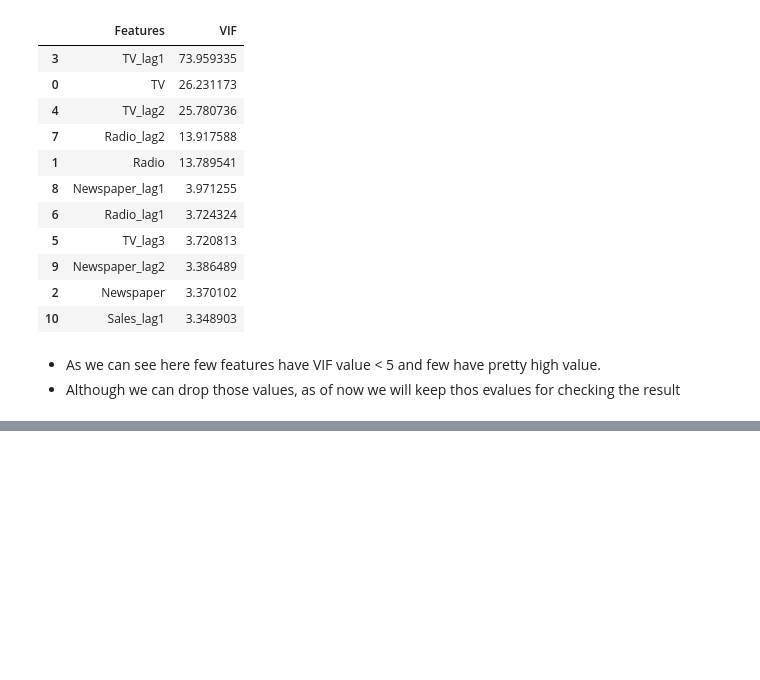
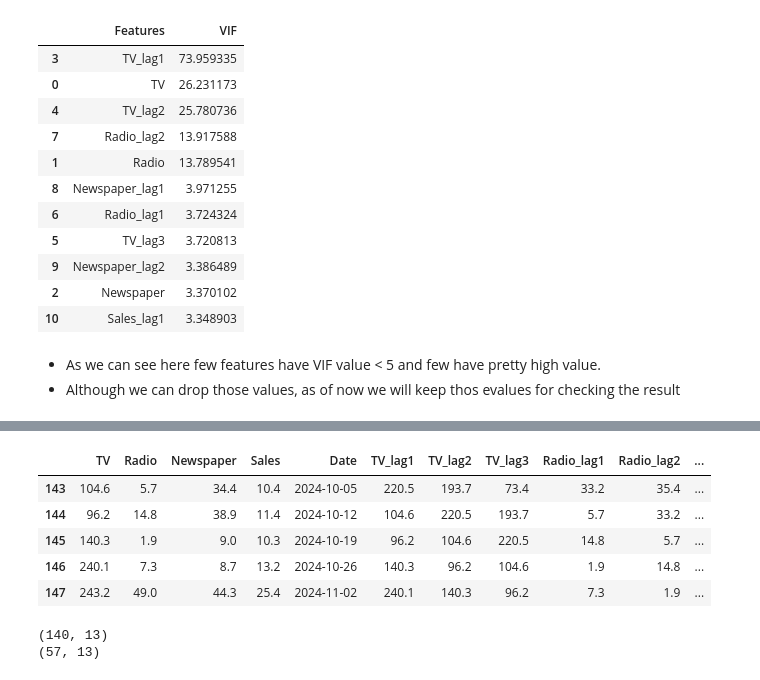
Before and after one commit to Rajdeep-personal/Practice-Market-Mix-Modelling, a Jupyter notebook: MMM_Practice.ipynb, the cells around one changed output, grey strips where cells are left out. Cells and saved outputs as stored; diff of their text form; code cells hidden in the pictures; blank space fills up the shorter version.

```diff
--- a/MMM_Practice.ipynb
+++ b/MMM_Practice.ipynb
@@ -1874,0 +1895,17 @@ VIF_df.sort_values(by='VIF',ascending=False)
+# %%
+test_df_3 = df_model.iloc[int(len(df_copy)*0.7) :]
+test_df_3.head()
+# %% [output]
+|  | TV | Radio | Newspaper | Sales | Date | TV_lag1 | TV_lag2 | TV_lag3 | Radio_lag1 | Radio_lag2 | ... |
+| 143 | 104.6 | 5.7 | 34.4 | 10.4 | 2024-10-05 | 220.5 | 193.7 | 73.4 | 33.2 | 35.4 | ... |
+| 144 | 96.2 | 14.8 | 38.9 | 11.4 | 2024-10-12 | 104.6 | 220.5 | 193.7 | 5.7 | 33.2 | ... |
+| 145 | 140.3 | 1.9 | 9.0 | 10.3 | 2024-10-19 | 96.2 | 104.6 | 220.5 | 14.8 | 5.7 | ... |
+| 146 | 240.1 | 7.3 | 8.7 | 13.2 | 2024-10-26 | 140.3 | 96.2 | 104.6 | 1.9 | 14.8 | ... |
+| 147 | 243.2 | 49.0 | 44.3 | 25.4 | 2024-11-02 | 240.1 | 140.3 | 96.2 | 7.3 | 1.9 | ... |
+# %%
+print(train_df_3.shape)
+
+print(test_df_3.shape)
+# %% [output]
+(140, 13)
+(57, 13)
```
Also changed, not shown: parts of 36 cells of this notebook.
